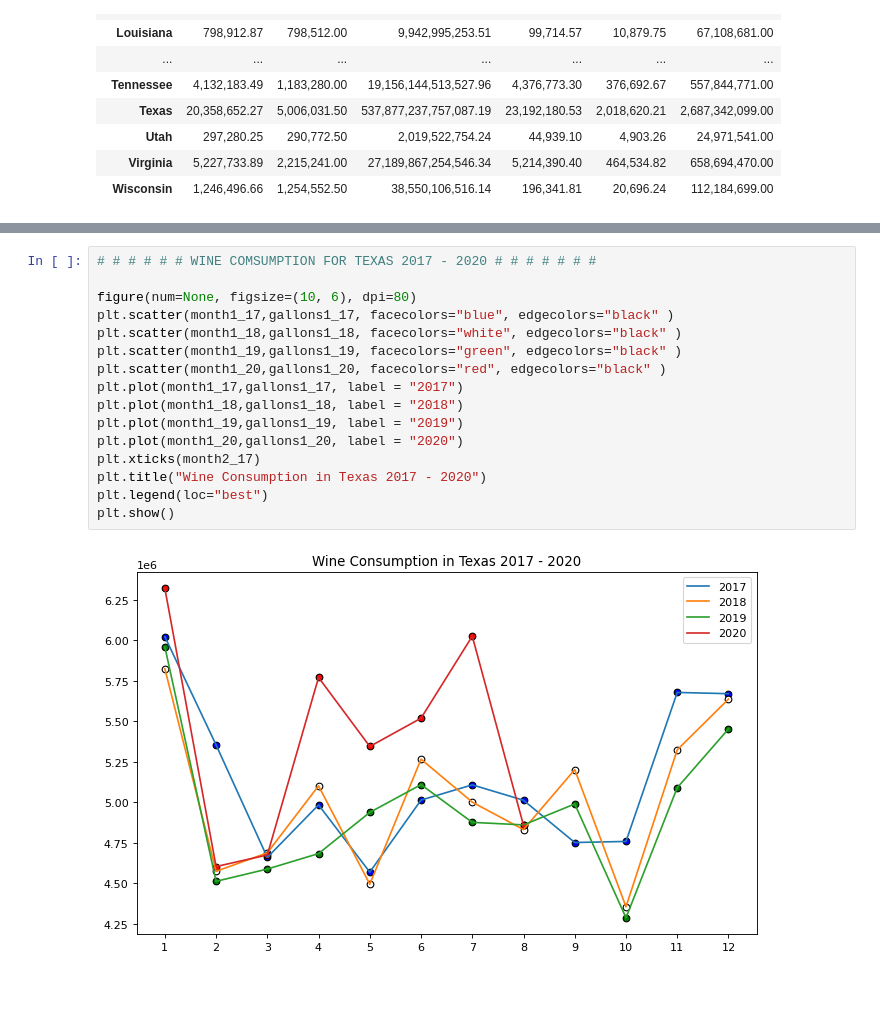
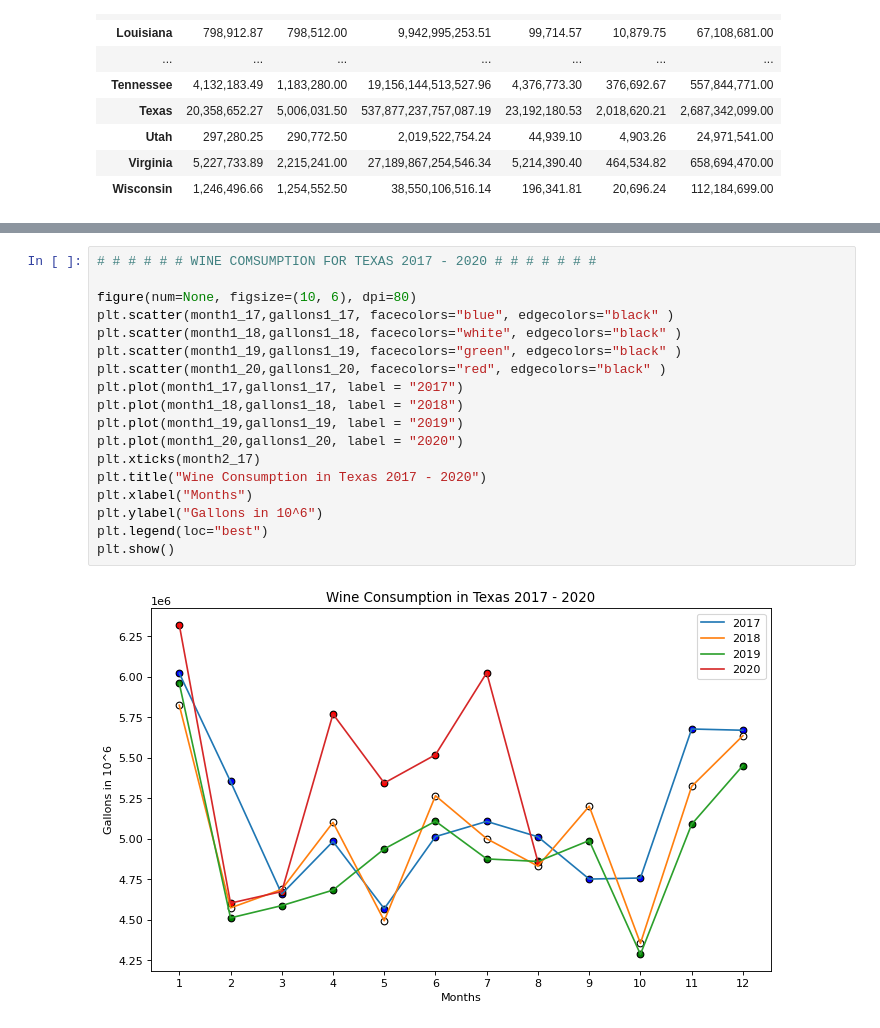
Before and after one commit to josegcardenas/Project1, a Jupyter notebook: project1.ipynb, the cells around one changed output, grey strips where cells are left out. Cells and saved outputs as stored; diff of their text form; blank space fills up the shorter version.

Commit message:
Updated with graphs

```diff
--- a/project1.ipynb
+++ b/project1.ipynb
@@ -345,21 +250,23 @@ plt.show()
 # %%
 # # # # # # WINE COMSUMPTION FOR TEXAS 2017 - 2020 # # # # # # #
 
 figure(num=None, figsize=(10, 6), dpi=80)
 plt.scatter(month1_17,gallons1_17, facecolors="blue", edgecolors="black" )
 plt.scatter(month1_18,gallons1_18, facecolors="white", edgecolors="black" )
 plt.scatter(month1_19,gallons1_19, facecolors="green", edgecolors="black" )
 plt.scatter(month1_20,gallons1_20, facecolors="red", edgecolors="black" )
 plt.plot(month1_17,gallons1_17, label = "2017")
 plt.plot(month1_18,gallons1_18, label = "2018")
 plt.plot(month1_19,gallons1_19, label = "2019")
 plt.plot(month1_20,gallons1_20, label = "2020")
 plt.xticks(month2_17)
 plt.title("Wine Consumption in Texas 2017 - 2020")
+plt.xlabel("Months")
+plt.ylabel("Gallons in 10^6")
 plt.legend(loc="best")
 plt.show()
 # %% [output]
-[figure, old version]
+[figure, new version]
 # %%
 # # # # # LIQUOR CONSUMPTION FOR TEXAS 2017 - 2020 # # # # # #
 
```
Also changed, not shown: parts of 20 cells of this notebook.
